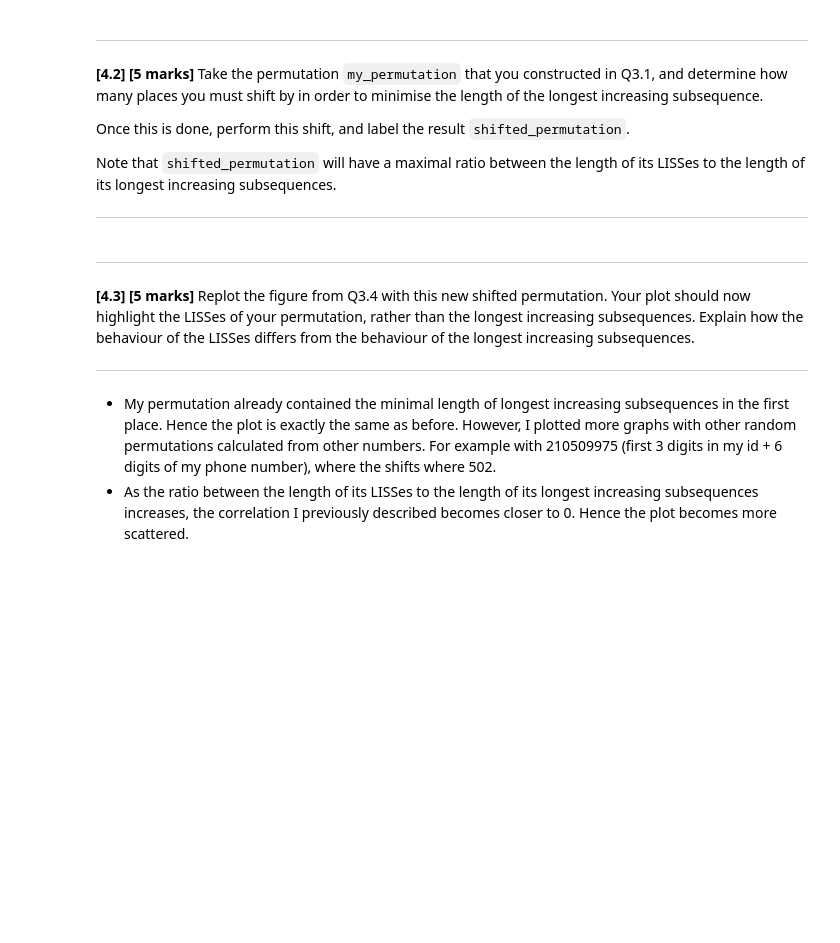
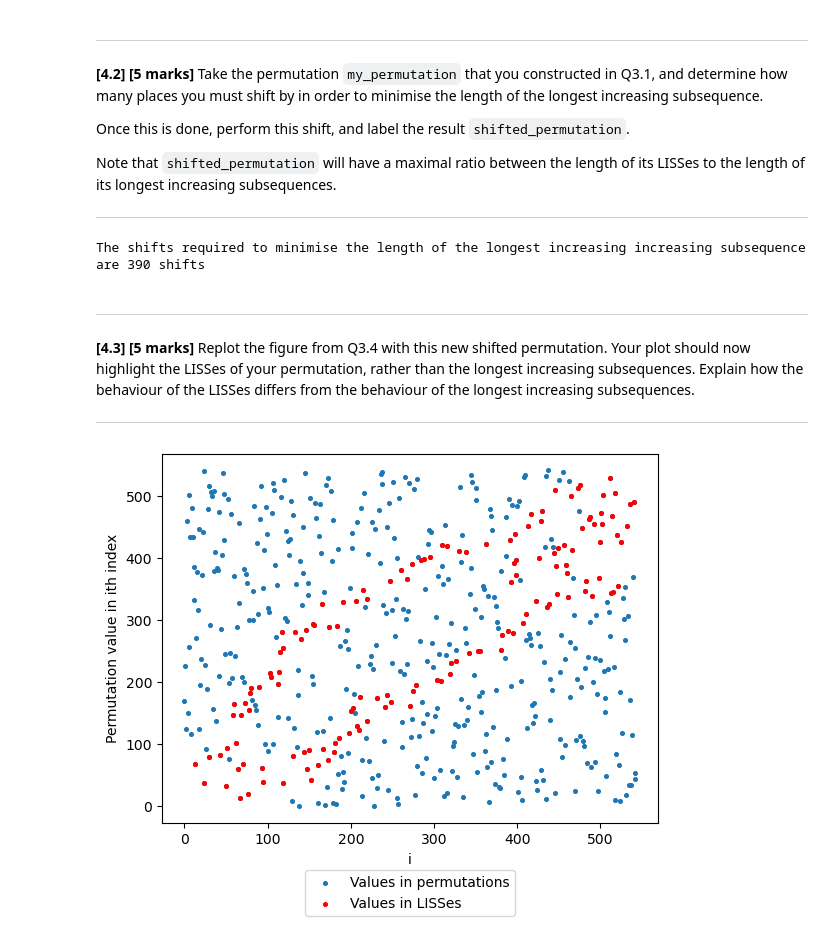
Before and after one commit to Felipepuiggarimedici/introToProgrammingPersonalProject, a Jupyter notebook: MTH5001_210477160.ipynb, the cells around one changed output. Cells and saved outputs as stored; diff of their text form; code cells hidden in the pictures; blank space fills up the shorter version.

```diff
--- a/MTH5001_210477160.ipynb
+++ b/MTH5001_210477160.ipynb
@@ -562,8 +600,7 @@ from project import create_permutation
 
 # Replace "123456789" below with your 9-digit student number
 #My id is 210477160
-my_permutation=create_permutation(210509979)
-
+my_permutation=create_permutation(210477160)
 # Replace "123456789" above with your 9-digit student number
 # %% [markdown]
 ---
@@ -813,8 +862,9 @@ def shiftsForMinimalIncreasingSubseq(pi):
     for i in range(n):
         #computing the current longest length of increasing subsequences for the current shift done to my_permutation
         currentLengthOfLongest = find_length_of_longest_increasing_subsequence(pi)
-        #if this shift achieves a smaller length than the previous minimum length, update minimum length and update the shifts required
-        if (currentLengthOfLongest < minLengthOfLongest):
+        #if this shift achieves a smaller length or equal than the previous minimum length, update minimum length and update the shifts required
+        #using <= instead of < because otherwise there wouldn't be any shifts. My permutation already had the smallest amount of shifts possible
+        if (currentLengthOfLongest <= minLengthOfLongest):
             #update the shifts required to the current number of shifts we have made
             shiftsRequired = i
             #update the minimum length obtained after current shift
@@ -833,6 +883,8 @@ print("The shifts required to minimise the length of the longest increasing incr
 #performing this shift and labeling it as required
 #doing it in the same way as before but now, in only one step, I perform all the shifts
 shiftedPermutation = [my_permutation[i] for i in range(-shiftsRequired, len(my_permutation)-shiftsRequired)]
+# %% [output]
+The shifts required to minimise the length of the longest increasing increasing subsequence are 390 shifts
 # %% [markdown]
 ---
 
@@ -849,45 +901,41 @@ length = find_length_of_longest_increasing_subsequence(shiftedPermutation)
 subsequencesOfMaxLength = find_all_longest_increasing_subsequences(shiftedPermutation)
 #Find how many of these subsequences achieve this length
 numberOfSubsequencesWithMaxLength = len(subsequencesOfMaxLength)
-
-#I had to considerably change the code from before so it runs in a reasonable amount of time
 
 #Firstly I use a dictionary to map the y values (values of each permutation) that point to its index in the permutation
 #It was important because I needed to get the index depending on the value that subsequences had. In this way, each time I am asking for the index it is made in O(1) as dictionaries are python's implementation of hash maps (as I understand)
 YAndXValues = {}
 #Iterating over the permutation so I build the dictionary
 for i in range(len(shiftedPermutation)):
     YAndXValues[shiftedPermutation[i]] = i
 #will contain all the values that happen to be in one of the longest increasing subsequence.
 setOfValuesInLongest = set()
 #double loop so I iterate over each individual value in all of the subsequences
 for subsequence in subsequencesOfMaxLength:
     for value in subsequence:
         #add to the set (sets don't contain repeated values)
         setOfValuesInLongest.add(value)
 #make the set to be a list so we can use this as the y coordinates in the plot
-yCoordinatesOfSubseq = list(setOfValuesInLongest)
+yCoordinatesOfLISSes = list(setOfValuesInLongest)
 #make the x coordinates by getting the index of each of these values in a subsequence
-xCoordinatesOfSubseq = [YAndXValues[value] for value in yCoordinatesOfSubseq]
+xCoordinatesOfLISSes = [YAndXValues[value] for value in yCoordinatesOfLISSes]
 #in this way that it was ordered, the x[i] value represents the index of the ith value in the permutation, for each of the values in the subsequences
 
 #original plot
 #plotting xValues against yValues
 #plotting one dot per observation (source: https://www.w3schools.com/python/matplotlib_scatter.asp)
 #making marker size smaller so as to make points not eclipse each other
 #save this scatter plot for later
 plt.scatter(YAndXValues.values(), YAndXValues.keys(), s = 7, label="Values in permutations")
 #make a scatter plot for this with red coloured dot size so they can be noticed again the original plot
-plt.scatter(xCoordinatesOfSubseq, yCoordinatesOfSubseq, s = 7, color="red", label="Values in LISSes")
-
+plt.scatter(xCoordinatesOfLISSes, yCoordinatesOfLISSes, s = 7, color="red", label="Values in LISSes")
 #Labeling so it is clearer
 plt.xlabel("i")
 plt.ylabel("Permutation value in ith index")
 #Showing the legend to distinguish the normal points from the one in longest increasing subsequences
 #This was directly copied from here: https://www.geeksforgeeks.org/how-to-place-legend-outside-of-the-plot-in-matplotlib/
 plt.legend(bbox_to_anchor =(0.5,-0.27), loc='lower center')
 #show the finished plot
 plt.show()
+# %% [output]
+[figure, added]
-# %% [markdown]
-- My permutation already contained the minimal length of longest increasing subsequences in the first place. Hence the plot is exactly the same as before. However, I plotted more graphs with other random permutations calculated from other numbers. For example with 210509975 (first 3 digits in my id + 6 digits of my phone number), where the shifts where 502.
-- As the ratio between the length of its LISSes to the length of its longest increasing subsequences increases, the correlation I previously described becomes closer to 0. Hence the plot becomes more scattered.
```
Also changed, not shown: parts of 16 cells of this notebook.
